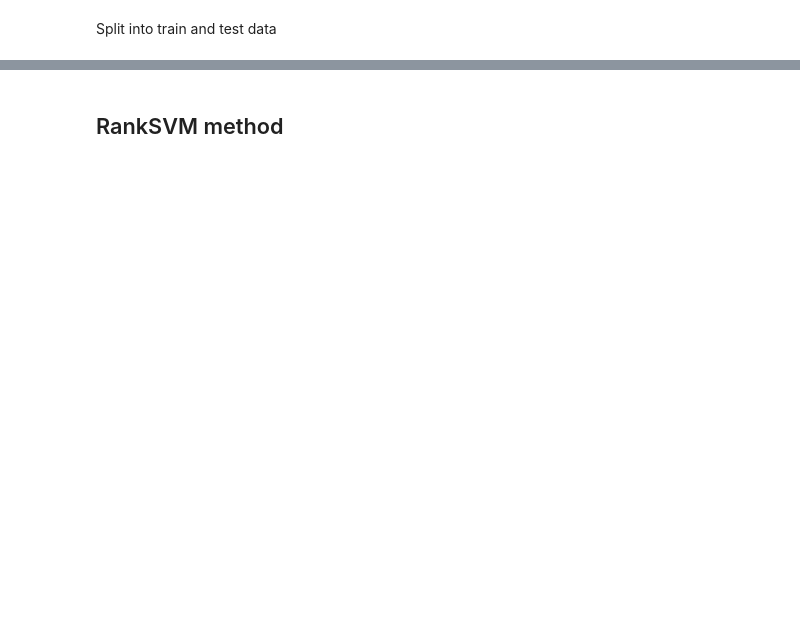
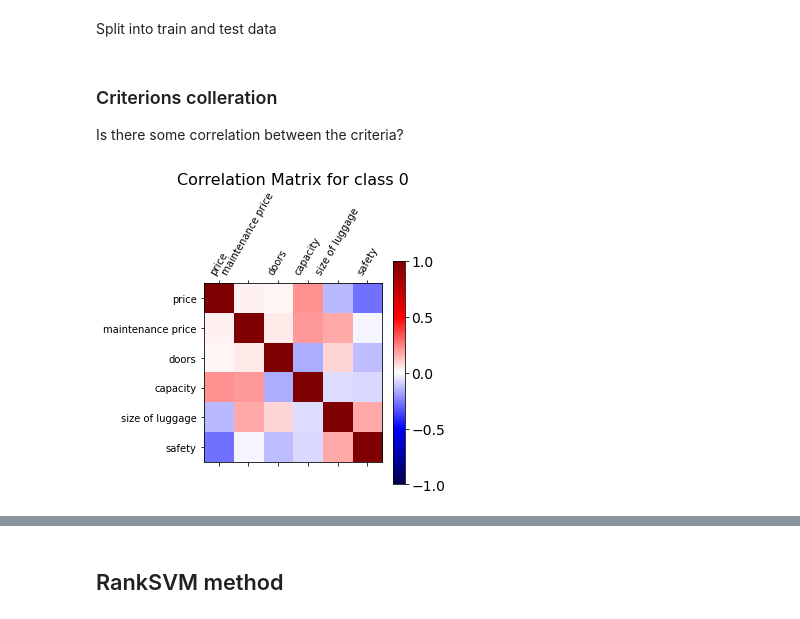
Before and after one commit to lucapl/Neural-Sorting, a Jupyter notebook: report.ipynb, the cells around one changed output, grey strips where cells are left out. Saved outputs shown, nothing was run; the diff lists cells and outputs as text; code cells hidden in the pictures; blank space fills up the shorter version.

```diff
--- a/report.ipynb
+++ b/report.ipynb
@@ -53,6 +59,6 @@ However here they will be binerized between the second and third class into to:
 # %%
 data = pd.read_csv("./data/monodata/car evaluation.csv",header=None)
 features = len(data.columns)-1
-crits = ["price","maintaince price","doors","capacity","size of luggage", "safety"]
+crits = ["price","maintenance price","doors","capacity","size of luggage", "safety"]
 data.columns = crits+["class"]#[f"crit_{i}" for i in range(features)]+["class"]
 data
@@ -87,3 +155,11 @@ Split into train and test data
 # %%
 X_train, X_rest, y_train, y_rest = train_test_split(new_X,new_y,test_size=0.40)
 X_test, X_val, y_test, y_val = train_test_split(X_rest,y_rest,test_size=0.50)
+# %% [markdown]
+### Criterions colleration
+
+Is there some correlation between the criteria?
+# %%
+plot_corr(X_train[y_train==0],data_classless.columns,title="Correlation Matrix for class 0")
+# %% [output]
+[figure, added]
```
Also changed, not shown: parts of 97 cells of this notebook.
